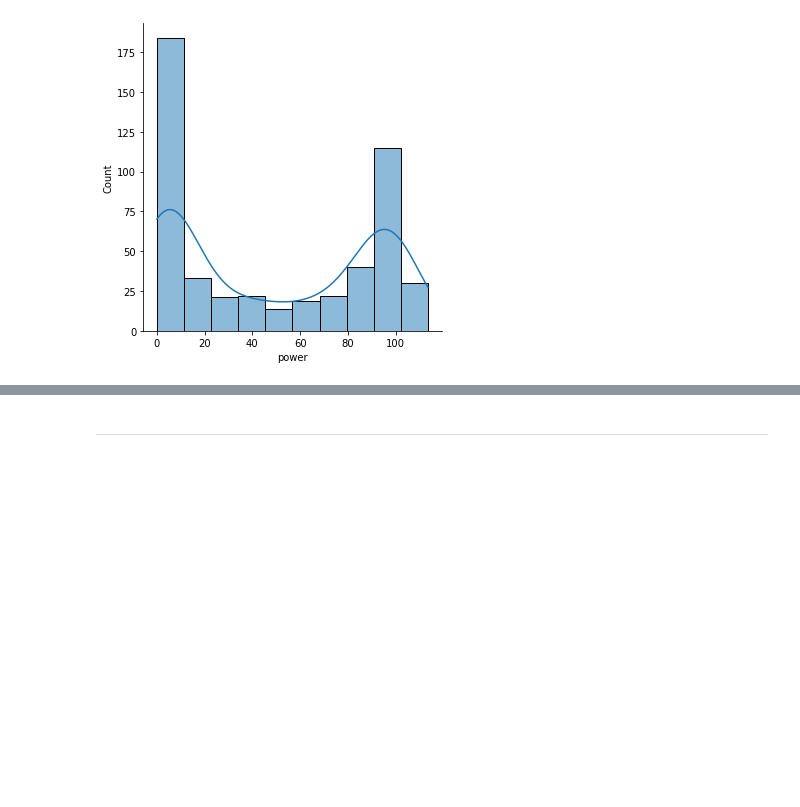
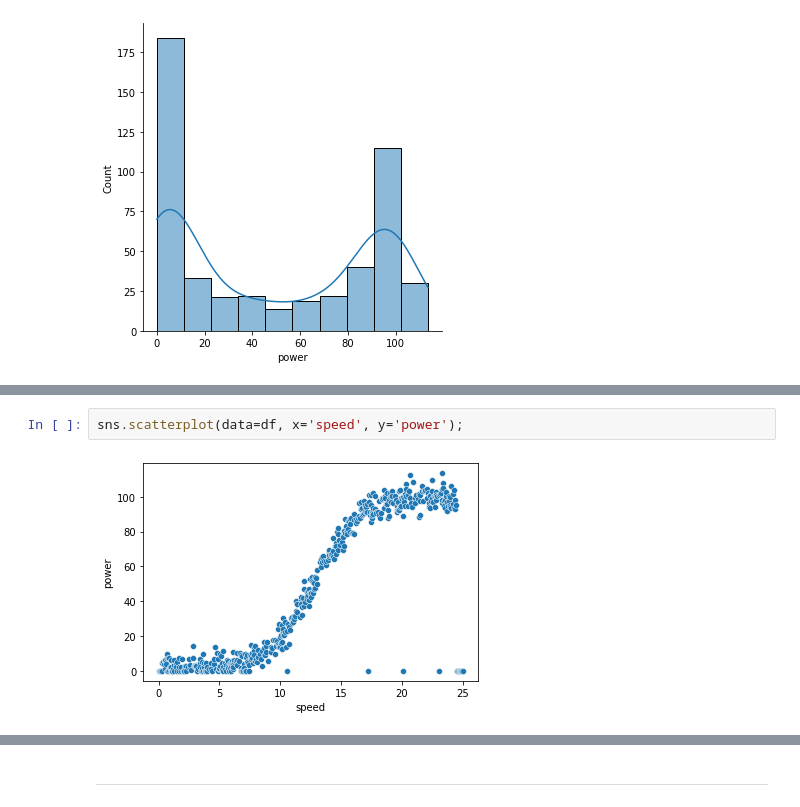
Before and after one commit to jonkavana/FODA---Project-2021, a Jupyter notebook: Fundamentals of Data Analytics Project 2020.ipynb, the cells around one changed output, grey strips where cells are left out. Drawn from its saved outputs; the diff is of its cells as text; blank space fills up the shorter version.

```diff
--- a/Fundamentals of Data Analytics Project 2020.ipynb
+++ b/Fundamentals of Data Analytics Project 2020.ipynb
@@ -120,0 +125,4 @@ sns.displot(df["power"], kde=True);
+# %%
+sns.scatterplot(data=df, x='speed', y='power');
+# %% [output]
+[figure, added]
```
Also changed, not shown: parts of 5 cells of this notebook.
